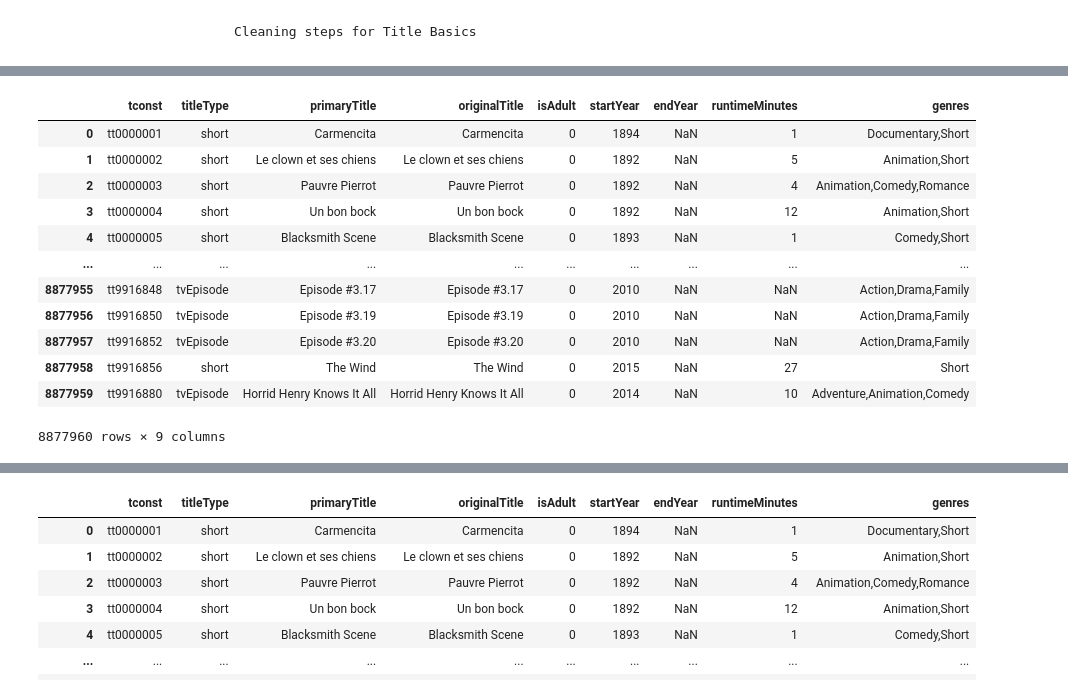
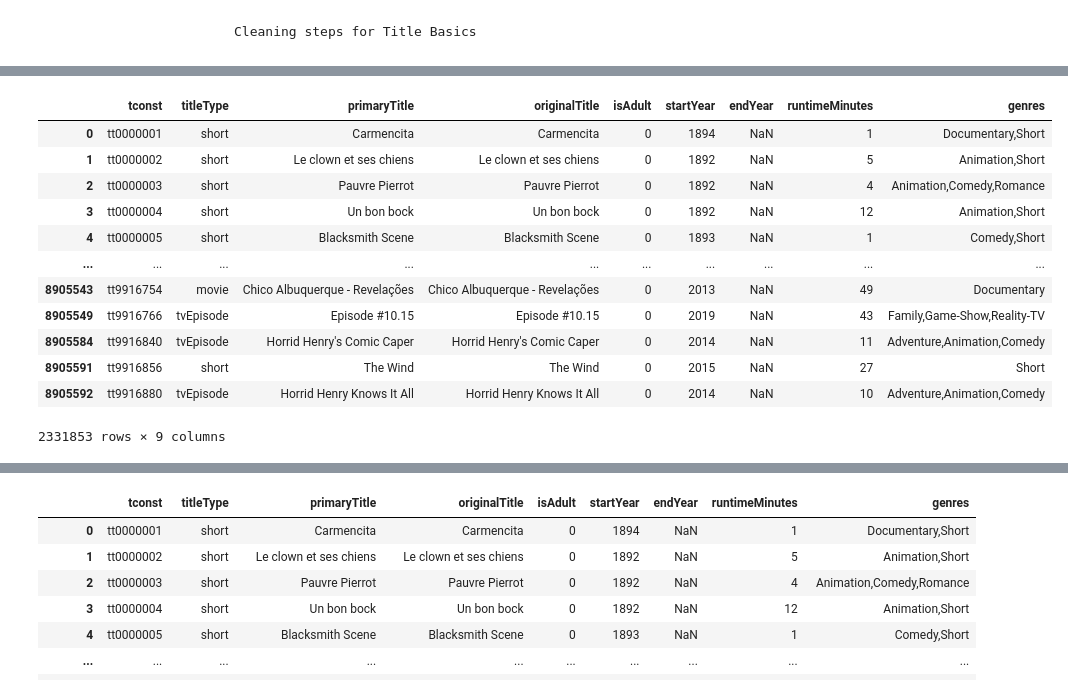
Before and after one commit to todebode/IMDB-Movies, a Jupyter notebook: Project 3 Part 1 (Core).ipynb, the cells around one changed output, grey strips where cells are left out. Saved outputs shown, nothing was run; the diff lists cells and outputs as text; code cells hidden in the pictures.

```diff
--- a/Project 3 Part 1 (Core).ipynb
+++ b/Project 3 Part 1 (Core).ipynb
@@ -79,19 +92,18 @@ basics
 # %%
 # Eliminate movies that are null for runtimeMinutes
-basics_filter = basics['runtimeMinutes']!=np.nan
-basics = basics[basics_filter]
+basics.dropna(subset=['runtimeMinutes', 'genres'], inplace=True)
 basics
 # %% [output]
 |  | tconst | titleType | primaryTitle | originalTitle | isAdult | startYear | endYear | runtimeMinutes | genres |
 | 0 | tt0000001 | short | Carmencita | Carmencita | 0 | 1894 | NaN | 1 | Documentary,Short |
 | 1 | tt0000002 | short | Le clown et ses chiens | Le clown et ses chiens | 0 | 1892 | NaN | 5 | Animation,Short |
 | 2 | tt0000003 | short | Pauvre Pierrot | Pauvre Pierrot | 0 | 1892 | NaN | 4 | Animation,Comedy,Romance |
 | 3 | tt0000004 | short | Un bon bock | Un bon bock | 0 | 1892 | NaN | 12 | Animation,Short |
 | 4 | tt0000005 | short | Blacksmith Scene | Blacksmith Scene | 0 | 1893 | NaN | 1 | Comedy,Short |
 | ... | ... | ... | ... | ... | ... | ... | ... | ... | ... |
-| 8877955 | tt9916848 | tvEpisode | Episode #3.17 | Episode #3.17 | 0 | 2010 | NaN | NaN | Action,Drama,Family |
-| 8877956 | tt9916850 | tvEpisode | Episode #3.19 | Episode #3.19 | 0 | 2010 | NaN | NaN | Action,Drama,Family |
-| 8877957 | tt9916852 | tvEpisode | Episode #3.20 | Episode #3.20 | 0 | 2010 | NaN | NaN | Action,Drama,Family |
-| 8877958 | tt9916856 | short | The Wind | The Wind | 0 | 2015 | NaN | 27 | Short |
-| 8877959 | tt9916880 | tvEpisode | Horrid Henry Knows It All | Horrid Henry Knows It All | 0 | 2014 | NaN | 10 | Adventure,Animation,Comedy |
+| 8905543 | tt9916754 | movie | Chico Albuquerque - Revelações | Chico Albuquerque - Revelações | 0 | 2013 | NaN | 49 | Documentary |
+| 8905549 | tt9916766 | tvEpisode | Episode #10.15 | Episode #10.15 | 0 | 2019 | NaN | 43 | Family,Game-Show,Reality-TV |
+| 8905584 | tt9916840 | tvEpisode | Horrid Henry's Comic Caper | Horrid Henry's Comic Caper | 0 | 2014 | NaN | 11 | Adventure,Animation,Comedy |
+| 8905591 | tt9916856 | short | The Wind | The Wind | 0 | 2015 | NaN | 27 | Short |
+| 8905592 | tt9916880 | tvEpisode | Horrid Henry Knows It All | Horrid Henry Knows It All | 0 | 2014 | NaN | 10 | Adventure,Animation,Comedy |
-8877960 rows × 9 columns
+2331853 rows × 9 columns
```
Also changed, not shown: parts of 3 cells of this notebook, 1 other file.
